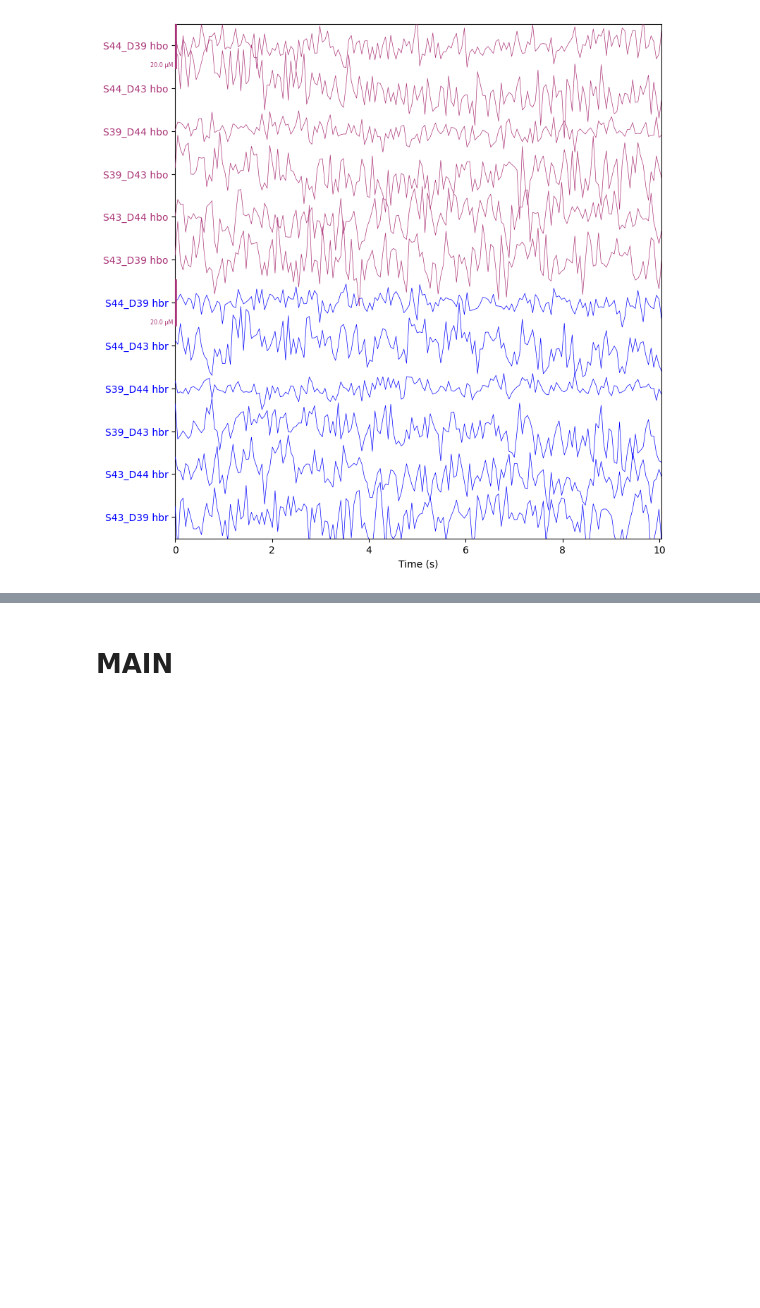
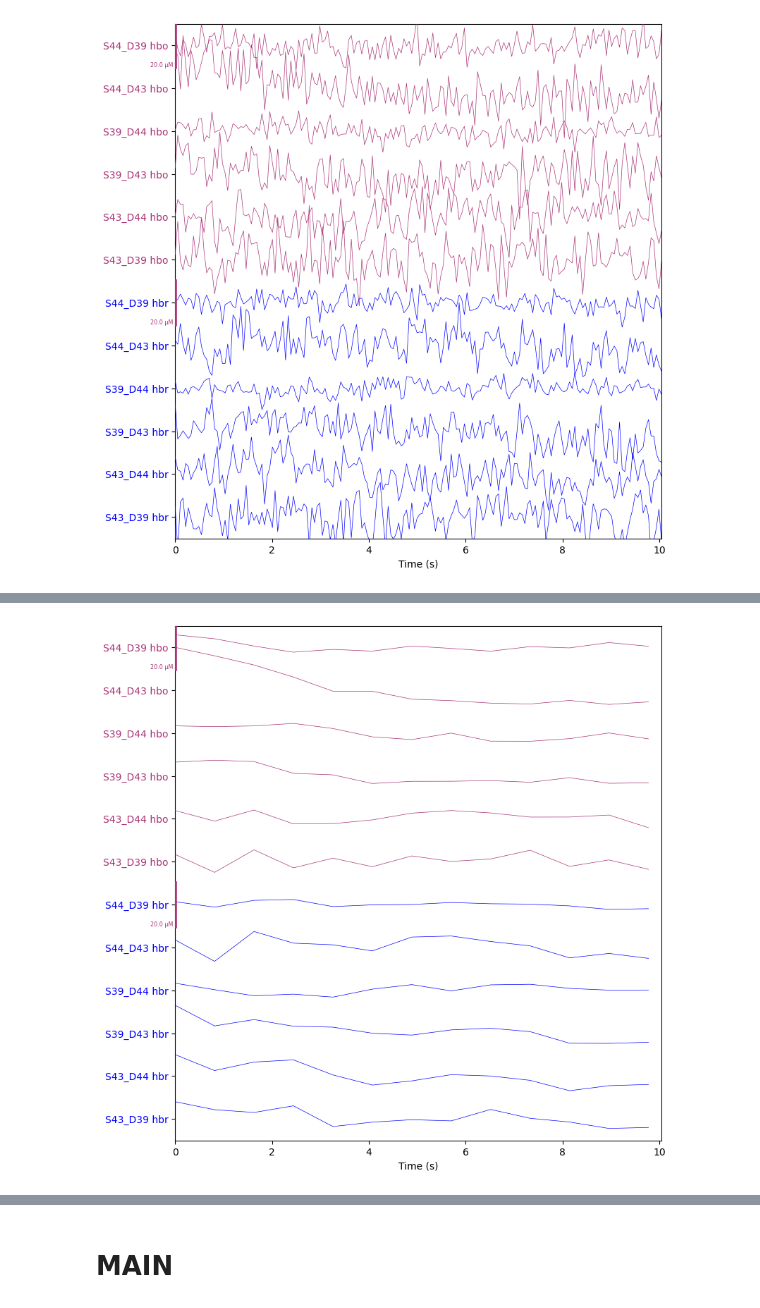
Before and after one commit to pulkitgoyal56/fnirsPy, a Jupyter notebook: main.ipynb, the cells around one changed output, grey strips where cells are left out. Saved outputs shown, nothing was run; the diff lists cells and outputs as text; code cells hidden in the pictures; blank space fills up the shorter version.

```diff
--- a/main.ipynb
+++ b/main.ipynb
@@ -488,3 +544,8 @@ raw_haemo.plot(show_scrollbars=False);
+# %%
+# Plot filtered chromophore (HbO and HbR) signals
+raw_haemo.plot(show_scrollbars=False);
+# %% [output]
+[figure, added]
 # %% [markdown]
 ### Channel Selection
 
```
Also changed, not shown: parts of 15 cells of this notebook.
